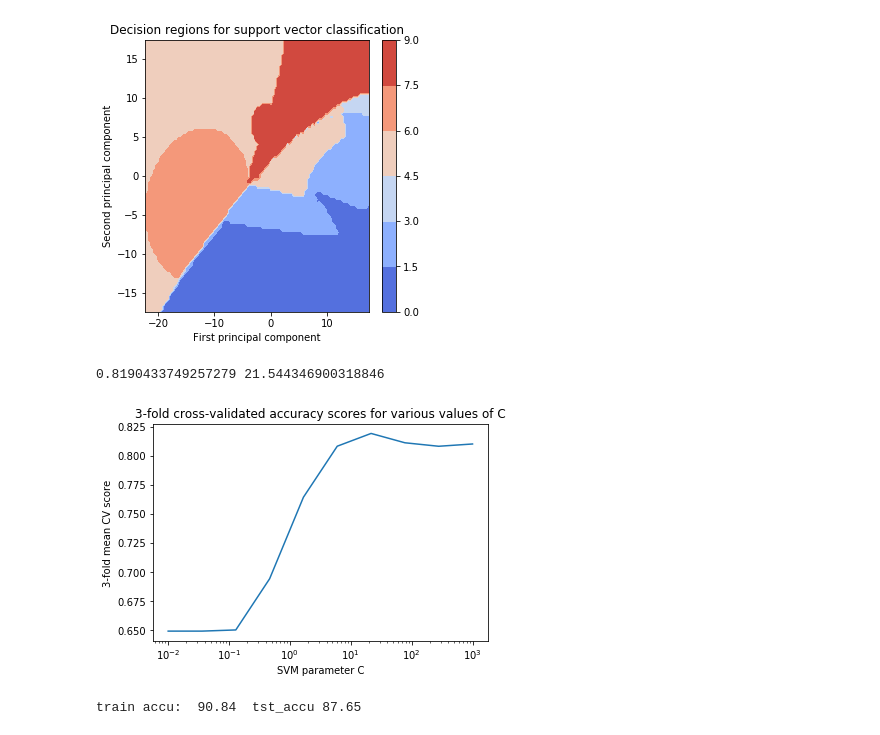
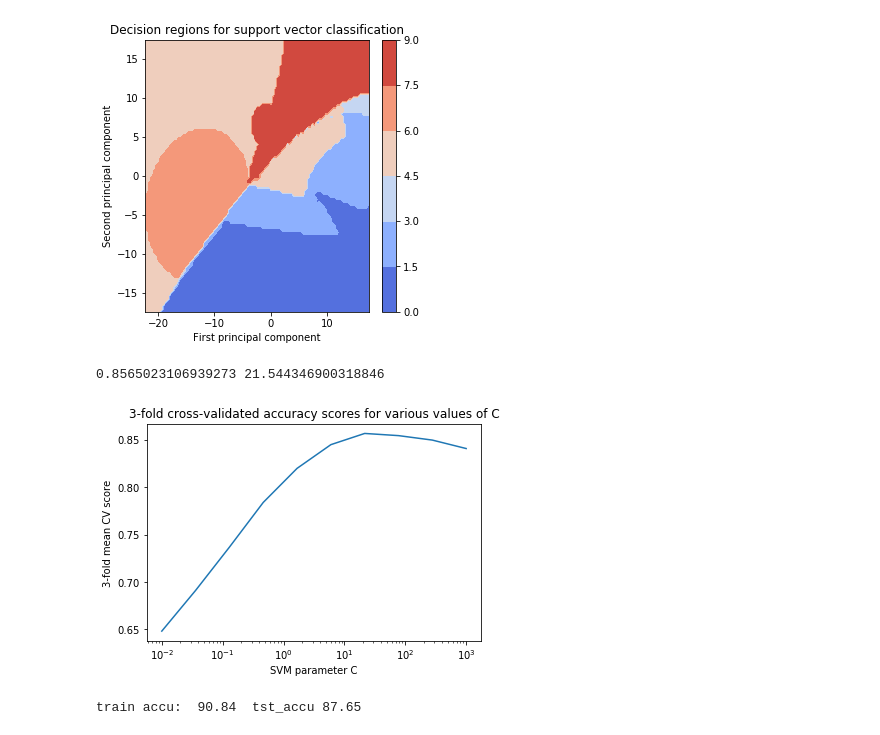
Before and after one commit to s17k/IAML_CW2, a Jupyter notebook: iaml01cw2_q2.ipynb, the cells around one changed output. Cells and saved outputs as stored; diff of their text form; code cells hidden in the pictures.

```diff
--- a/iaml01cw2_q2.ipynb
+++ b/iaml01cw2_q2.ipynb
@@ -123,30 +123,30 @@ iaml01cw2_q2_4()
 # %%
 # Q2.5
 def iaml01cw2_q2_5():
-    small_size = 100 # testing
+    small_size = 1000 # testing
     Xsmall = np.concatenate([Xtrn_nm[Ytrn==i][:small_size] for i in range(10)], axis=0)
     Ysmall = np.concatenate([Ytrn[Ytrn==i][:small_size] for i in range(10)], axis=0)
     Cs = 10**np.linspace(-2,3,10)
     ScoreByC = []
     for C in Cs:
         svm_mdl = SVC(kernel='rbf', C=C)
         scores = cross_val_score(svm_mdl, Xsmall, Ysmall, cv=3)
         score = scores.mean()
         ScoreByC.append(score)
 
     plt.plot(Cs, ScoreByC)
     plt.xscale('log')
     plt.xlabel('SVM parameter C')
     plt.ylabel('3-fold mean CV score')
     plt.title('3-fold cross-validated accuracy scores for various values of C')
     bestScore, bestC = max(zip(ScoreByC, Cs))
     print(bestScore, bestC)
     plt.savefig('imgs/2_5.png', bbox_inches = 'tight', pad_inches = 0.4)
     return bestC
 bestC = iaml01cw2_q2_5()
 # %% [output]
-0.8190433749257279 21.544346900318846
+0.8565023106939273 21.544346900318846
-[figure, old version]
+[figure, new version]
 # %%
 # Q2.6
 def iaml01cw2_q2_6():
```
Also changed, not shown: 6 other files.
